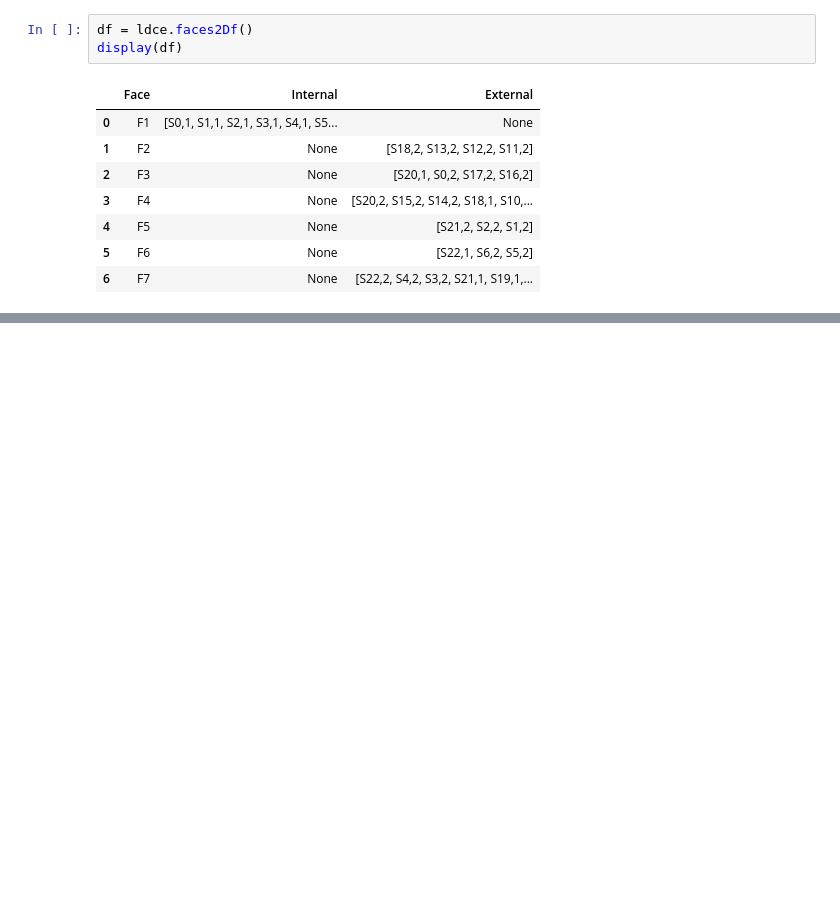
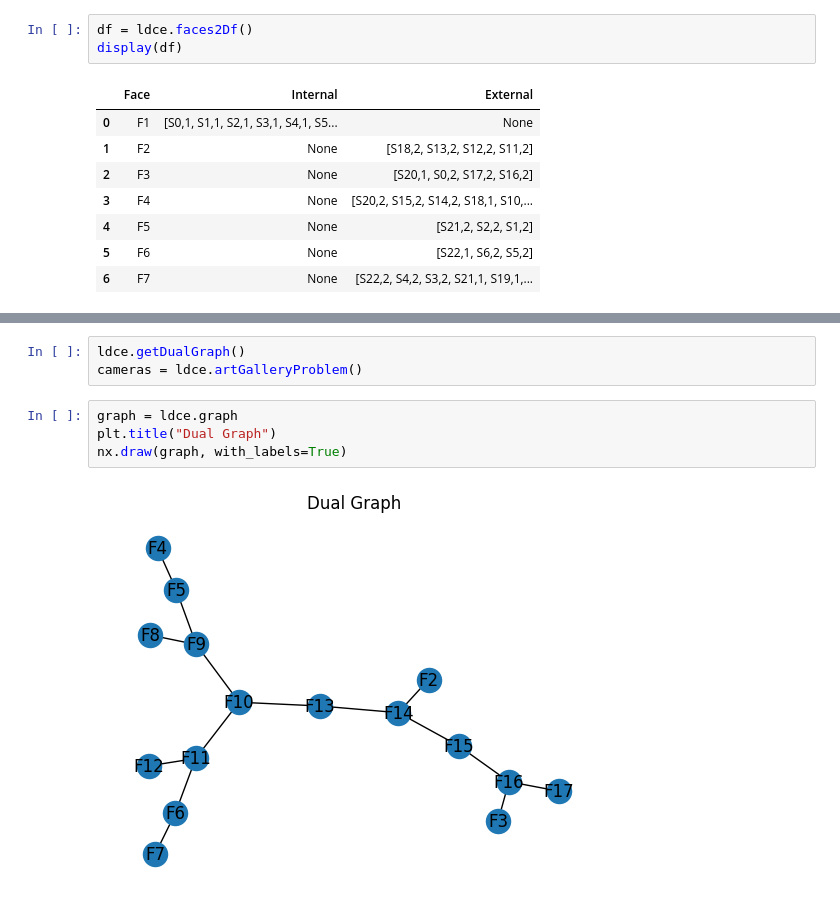
Before and after one commit to dleyvacastro/Geo, a Jupyter notebook: Taller2.ipynb, the cells around one changed output, grey strips where cells are left out. Drawn from its saved outputs; the diff is of its cells as text; blank space fills up the shorter version.

```diff
--- a/Taller2.ipynb
+++ b/Taller2.ipynb
@@ -980,0 +900,9 @@ display(df)
+# %%
+ldce.getDualGraph()
+cameras = ldce.artGalleryProblem()
+# %%
+graph = ldce.graph
+plt.title("Dual Graph")
+nx.draw(graph, with_labels=True)
+# %% [output]
+[figure, added]
```
Also changed, not shown: parts of 18 cells of this notebook.
